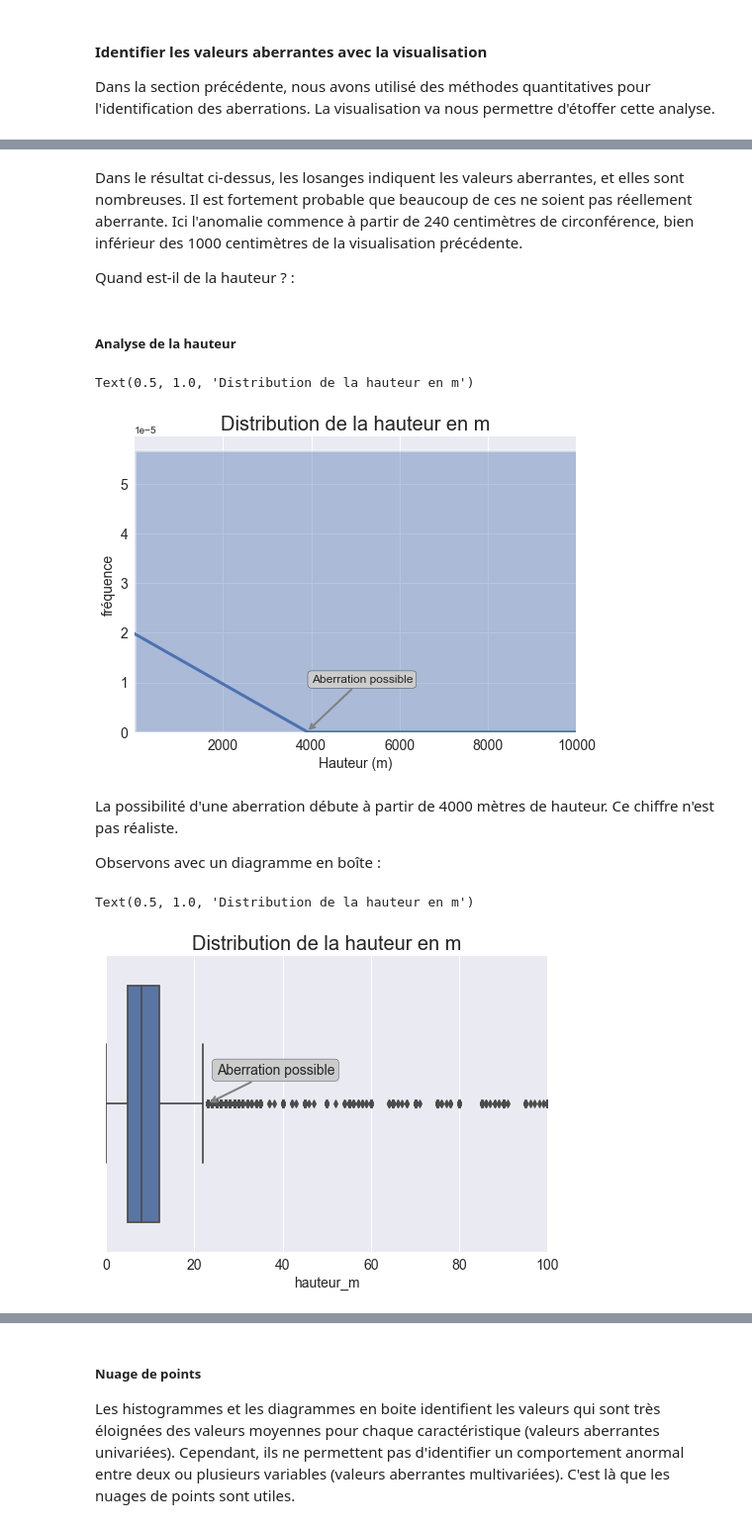
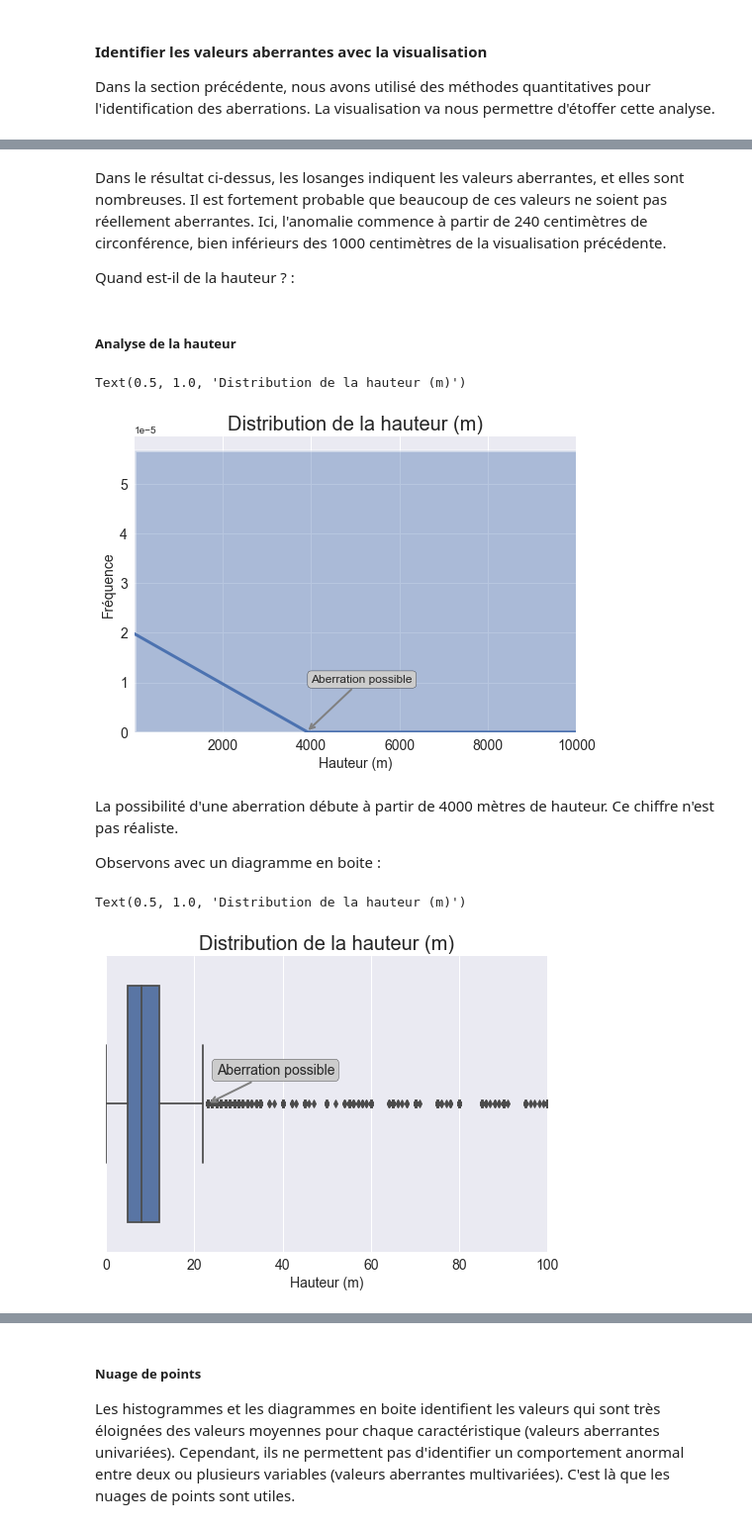
Before and after one commit to Abdess/vegetalisons_paris, a Jupyter notebook: P2_01_notebook.ipynb, the cells around one changed output, grey strips where cells are left out. Shown at 99% size. Drawn from its saved outputs; the diff is of its cells as text; code cells hidden in the pictures.

```diff
--- a/P2_01_notebook.ipynb
+++ b/P2_01_notebook.ipynb
@@ -441,11 +448,11 @@ Text(0.5, 1.0, 'Distribution de la circonférence en cm')
 # %% [markdown]
-Dans le résultat ci-dessus, les losanges indiquent les valeurs aberrantes, et elles sont nombreuses. Il est fortement probable que beaucoup de ces ne soient pas réellement aberrante. Ici l'anomalie commence à partir de 240 centimètres de circonférence, bien inférieur des 1000 centimètres de la visualisation précédente.
+Dans le résultat ci-dessus, les losanges indiquent les valeurs aberrantes, et elles sont nombreuses. Il est fortement probable que beaucoup de ces valeurs ne soient pas réellement aberrantes. Ici, l'anomalie commence à partir de 240 centimètres de circonférence, bien inférieurs des 1000 centimètres de la visualisation précédente.
 
 Quand est-il de la hauteur ? :
 # %% [markdown]
 ##### Analyse de la hauteur
 # %%
-# histogramme et fonction d'estimation de la densité du noyau de la variable "hauteur_m"
+# histogramme et fonction d'estimation de la densité de la variable "hauteur_m"
 ax = sns.distplot(df["hauteur_m"],
                   hist=True,
                   hist_kws={
@@ -469,33 +476,33 @@ plt.yticks(fontsize=14)
 
 # étiquettes et titres
 plt.xlabel('Hauteur (m)', fontsize=14)
-plt.ylabel('fréquence', fontsize=14)
-plt.title('Distribution de la hauteur en m', fontsize=20)
+plt.ylabel('Fréquence', fontsize=14)
+plt.title('Distribution de la hauteur (m)', fontsize=20)
 # %% [output]
-Text(0.5, 1.0, 'Distribution de la hauteur en m')
+Text(0.5, 1.0, 'Distribution de la hauteur (m)')
-[figure, old version]
+[figure, new version]
 # %% [markdown]
 La possibilité d'une aberration débute à partir de 4000 mètres de hauteur. Ce chiffre n'est pas réaliste.
 
-Observons avec un diagramme en boîte :
+Observons avec un diagramme en boite :
 # %%
 # diagramme en boite de la variable "hauteur_m".
 ax = sns.boxplot(x=df["hauteur_m"])
 ax.set(xlim=(0, 100))
 
 # notation indiquant une éventuelle valeur aberrante
 ax.annotate('Aberration possible',
             xy=(23, 0),
             xytext=(25, -0.1),
             fontsize=14,
             arrowprops=dict(arrowstyle='->', ec='grey', lw=2),
             bbox=dict(boxstyle="round", fc="0.8"))
 
 # xtick, étiquettes et titres
 plt.xticks(fontsize=14)
-plt.xlabel('hauteur_m', fontsize=14)
-plt.title('Distribution de la hauteur en m', fontsize=20)
+plt.xlabel('Hauteur (m)', fontsize=14)
+plt.title('Distribution de la hauteur (m)', fontsize=20)
 # %% [output]
-Text(0.5, 1.0, 'Distribution de la hauteur en m')
+Text(0.5, 1.0, 'Distribution de la hauteur (m)')
-[figure, old version]
+[figure, new version]
 # %% [markdown]
```
Also changed, not shown: parts of 60 cells of this notebook, 4 other files.
